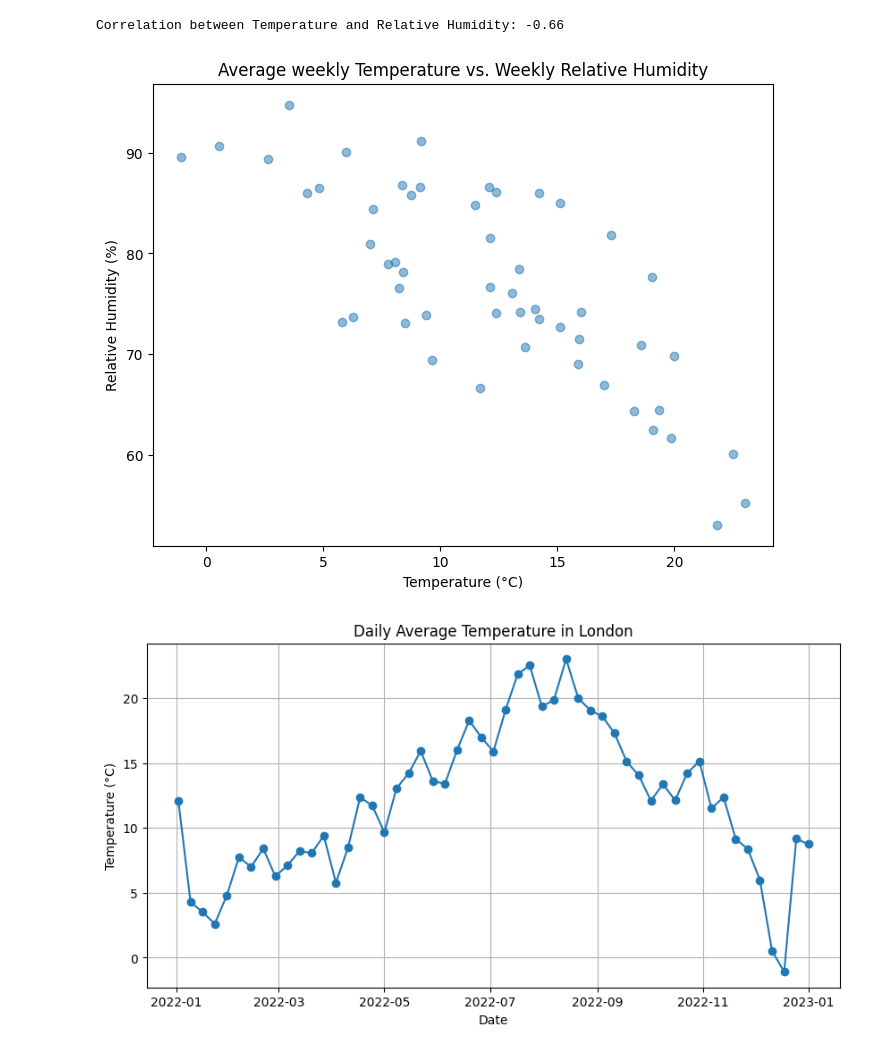
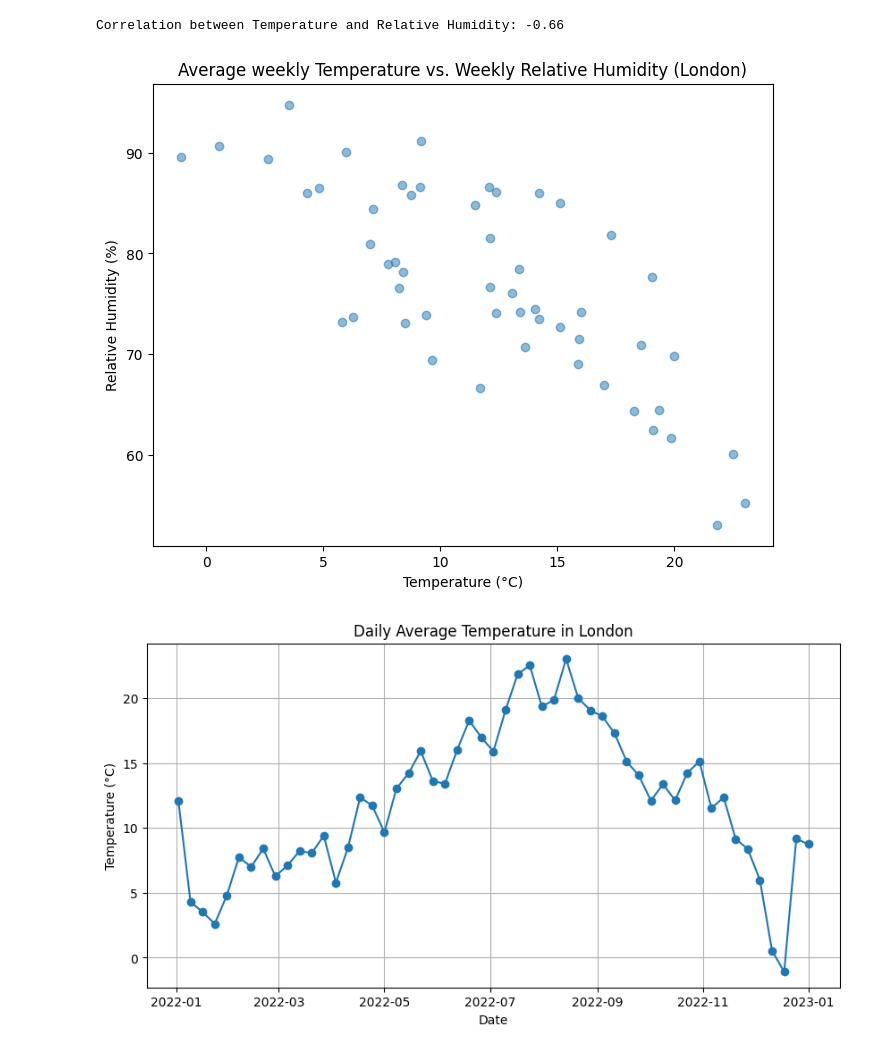
Before and after one commit to gisaf22/api-data-wrangling, a Jupyter notebook: api_data_wrangling.ipynb, the cells around one changed output. Drawn from its saved outputs; the diff is of its cells as text; code cells hidden in the pictures.

```diff
--- a/api_data_wrangling.ipynb
+++ b/api_data_wrangling.ipynb
@@ -477,14 +477,14 @@ Correlation between Temperature and Relative Humidity: -0.66
 # %%
 # Scatter Plot of Temperature vs. Relative Humidity
 
 plt.figure(figsize=(8, 6))
 plt.scatter(weekly_avg_london['temperature_2m'], weekly_avg_london['relativehumidity_2m'], alpha=0.5)
-plt.title('Average weekly Temperature vs. Weekly Relative Humidity')
+plt.title('Average weekly Temperature vs. Weekly Relative Humidity (London)')
 plt.xlabel('Temperature (°C)')
 plt.ylabel('Relative Humidity (%)')
 plt.show()
 # %% [output]
-[figure, old version]
+[figure, new version]
 # %%
 # Plot Weekly Average Temperature
 
```
